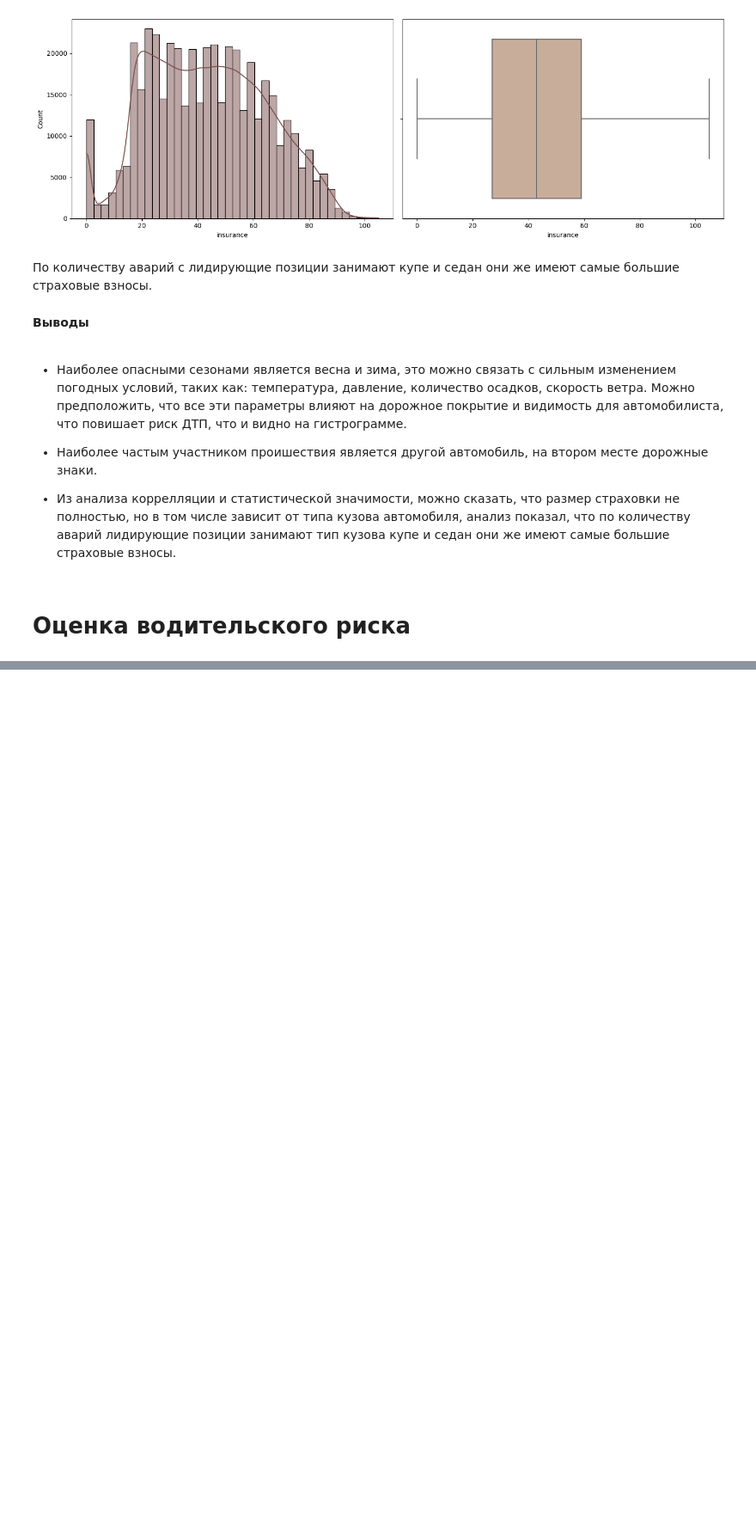
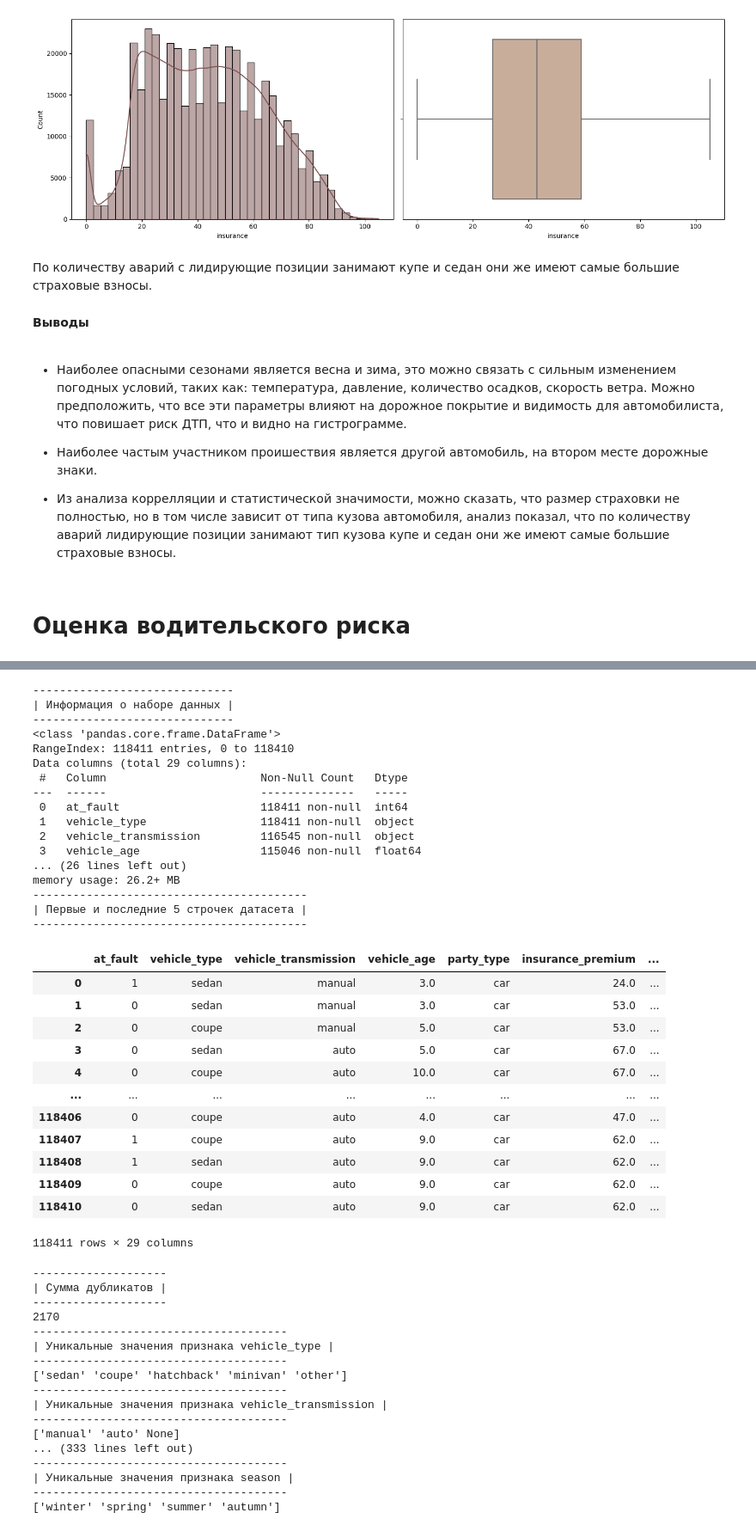
Before and after one commit to SergeyDolin/Road-Accident, a Jupyter notebook: RoadАccident.ipynb, the cells around one changed output, grey strips where cells are left out. Shown at 86% size. Drawn from its saved outputs; the diff is of its cells as text; code cells hidden in the pictures; blank space fills up the shorter version.

```diff
--- a/RoadАccident.ipynb
+++ b/RoadАccident.ipynb
@@ -704,0 +714,50 @@ df.head()
+# %%
+info_df(df)
+# %% [output]
+------------------------------
+| Информация о наборе данных |
+------------------------------
+<class 'pandas.core.frame.DataFrame'>
+RangeIndex: 118411 entries, 0 to 118410
+Data columns (total 29 columns):
+ #   Column                       Non-Null Count   Dtype
+---  ------                       --------------   -----
+ 0   at_fault                     118411 non-null  int64
+ 1   vehicle_type                 118411 non-null  object
+ 2   vehicle_transmission         116545 non-null  object
+ 3   vehicle_age                  115046 non-null  float64
+... (26 lines left out)
+memory usage: 26.2+ MB
+-----------------------------------------
+| Первые и последние 5 строчек датасета |
+-----------------------------------------
+|  | at_fault | vehicle_type | vehicle_transmission | vehicle_age | party_type | insurance_premium | ... |
+| 0 | 1 | sedan | manual | 3.0 | car | 24.0 | ... |
+| 1 | 0 | sedan | manual | 3.0 | car | 53.0 | ... |
+| 2 | 0 | coupe | manual | 5.0 | car | 53.0 | ... |
+| 3 | 0 | sedan | auto | 5.0 | car | 67.0 | ... |
+| 4 | 0 | coupe | auto | 10.0 | car | 67.0 | ... |
+| ... | ... | ... | ... | ... | ... | ... | ... |
+| 118406 | 0 | coupe | auto | 4.0 | car | 47.0 | ... |
+| 118407 | 1 | coupe | auto | 9.0 | car | 62.0 | ... |
+| 118408 | 1 | sedan | auto | 9.0 | car | 62.0 | ... |
+| 118409 | 0 | coupe | auto | 9.0 | car | 62.0 | ... |
+| 118410 | 0 | sedan | auto | 9.0 | car | 62.0 | ... |
+118411 rows × 29 columns
+--------------------
+| Сумма дубликатов |
+--------------------
+2170
+--------------------------------------
+| Уникальные значения признака vehicle_type |
+--------------------------------------
+['sedan' 'coupe' 'hatchback' 'minivan' 'other']
+--------------------------------------
+| Уникальные значения признака vehicle_transmission |
+--------------------------------------
+['manual' 'auto' None]
+... (333 lines left out)
+--------------------------------------
+| Уникальные значения признака season |
+--------------------------------------
+['winter' 'spring' 'summer' 'autumn']
```
Also changed, not shown: parts of 20 cells of this notebook.
